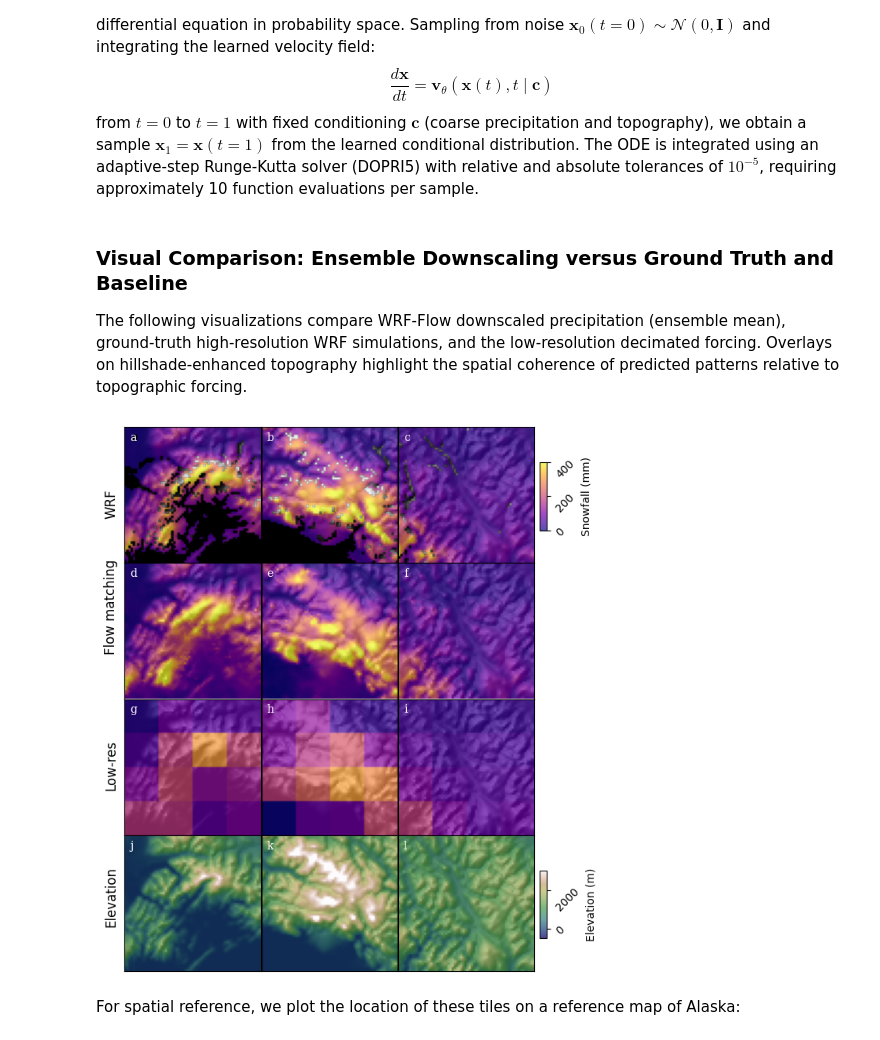
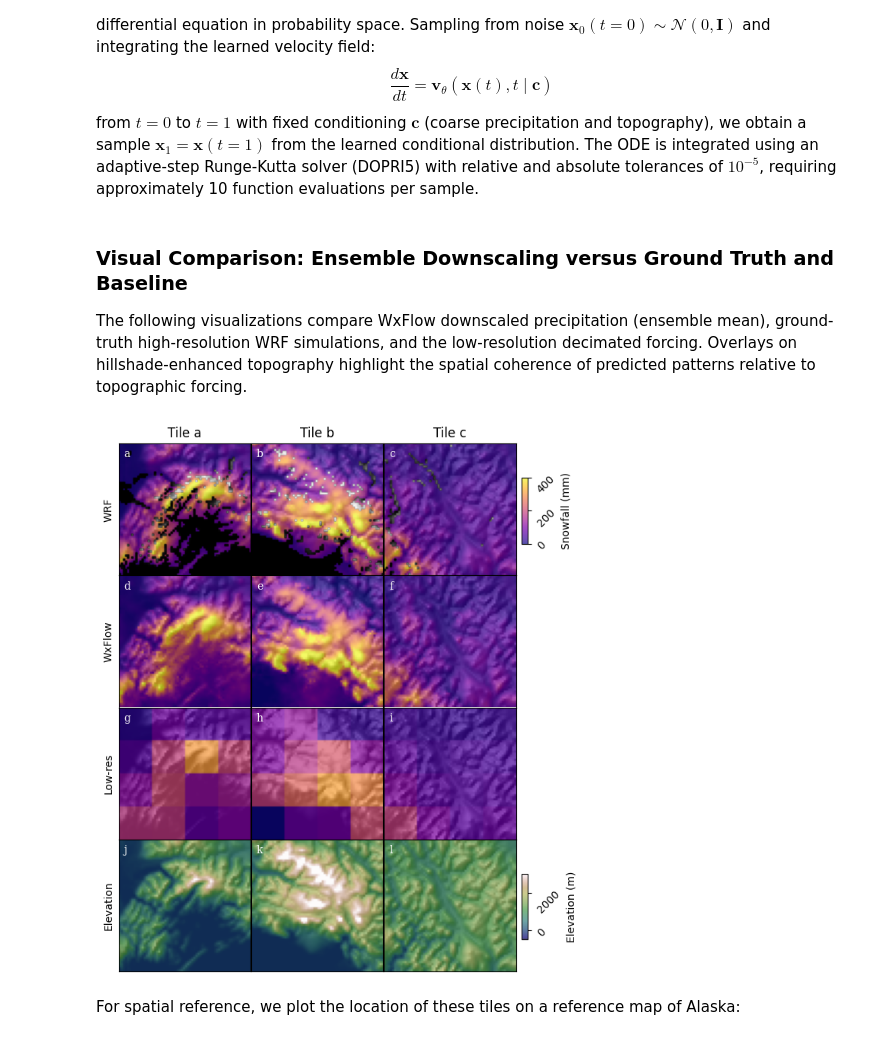
Before and after one commit to glide-ism/wrf-flow, a Jupyter notebook: wrf_flow_explainer.ipynb, the cells around one changed output. Drawn from its saved outputs; the diff is of its cells as text; code cells hidden in the pictures.

```diff
--- a/wrf_flow_explainer.ipynb
+++ b/wrf_flow_explainer.ipynb
@@ -374,7 +368,7 @@ xsamp = trajectories[-1]
 # %% [markdown]
 ### Visual Comparison: Ensemble Downscaling versus Ground Truth and Baseline
 
-The following visualizations compare WRF-Flow downscaled precipitation (ensemble mean), ground-truth high-resolution WRF simulations, and the low-resolution decimated forcing. Overlays on hillshade-enhanced topography highlight the spatial coherence of predicted patterns relative to topographic forcing.
+The following visualizations compare WxFlow downscaled precipitation (ensemble mean), ground-truth high-resolution WRF simulations, and the low-resolution decimated forcing. Overlays on hillshade-enhanced topography highlight the spatial coherence of predicted patterns relative to topographic forcing.
 # %%
 from matplotlib.colors import LightSource
 from mpl_toolkits.axes_grid1.inset_locator import inset_axes
@@ -392,39 +386,48 @@ for i in range(n_samples):
     _    = axs[1,i].imshow(xsamp[i].cpu().squeeze()*swe_factor,vmin=0,vmax=400,cmap=plt.cm.plasma,alpha=0.7)
     _    = axs[2,i].imshow(    c[i].cpu().squeeze()*swe_factor,vmin=0,vmax=400,cmap=plt.cm.plasma,alpha=0.7)
     chgt = axs[3,i].imshow(    h[i].cpu().squeeze()*hgt_factor,cmap=plt.cm.gist_earth,vmin=-500,vmax=3000,alpha=0.7)
 
 
     if i==n_samples-1:
         cax = inset_axes(axs[0,i], width="5%", height="50%", loc='lower left',bbox_to_anchor=(1.0, 0.2, 1, 1), bbox_transform=axs[0,i].transAxes)
         cbar = plt.colorbar(cswe,cax=cax,orientation='vertical')
         cbar.ax.tick_params(rotation=45)
         cbar.set_label('Snowfall (mm)')
 
         cax = inset_axes(axs[3,i], width="5%", height="50%", loc='lower left',bbox_to_anchor=(1.0, 0.2, 1, 1), bbox_transform=axs[3,i].transAxes)
         cbar = plt.colorbar(chgt,cax=cax,orientation='vertical')
         cbar.ax.tick_params(rotation=45)
         cbar.set_label('Elevation (m)')
 
 for i,ax in enumerate(axs.ravel()):
     ax.xaxis.set_visible(False)
-    ax.yaxis.set_visible(False)
+    ax.set_yticks([])
     ax.annotate(
         ascii_lowercase[i],
         xy=(0, 1), xycoords='axes fraction',
         xytext=(+0.5, -0.5), textcoords='offset fontsize',
         fontsize='medium', verticalalignment='top', fontfamily='serif',
         color='white')
 
-axs[0,0].set_title('WRF', rotation='vertical',x=-0.1,y=0.3)
-axs[1,0].set_title('Flow matching', rotation='vertical',x=-0.1,y=0.3)
-axs[2,0].set_title('Low-res', rotation='vertical',x=-0.1,y=0.3)
-axs[3,0].set_title('Elevation', rotation='vertical',x=-0.1,y=0.3)
+#axs[0,0].set_title('WRF', rotation='vertical',x=-0.1,y=0.3)
+#axs[1,0].set_title('Flow matching', rotation='vertical',x=-0.1,y=0.3)
+#axs[2,0].set_title('Low-res', rotation='vertical',x=-0.1,y=0.3)
+#axs[3,0].set_title('Elevation', rotation='vertical',x=-0.1,y=0.3)
+
+axs[0,0].set_ylabel('WRF')#, rotation='vertical',x=-0.1,y=0.3)
+axs[1,0].set_ylabel('WxFlow')#, rotation='vertical',x=-0.1,y=0.3)
+axs[2,0].set_ylabel('Low-res')#, rotation='vertical',x=-0.1,y=0.3)
+axs[3,0].set_ylabel('Elevation')#, rotation='vertical',x=-0.1,y=0.3)
+
+axs[0,0].set_title('Tile a')
+axs[0,1].set_title('Tile b')
+axs[0,2].set_title('Tile c')
 
 fig.set_size_inches(9*3/4.,9)
 fig.subplots_adjust(wspace=0,hspace=0)
 fig.savefig('concept/figures/wrf_flow_comparison.png',dpi=300,bbox_inches='tight')
 # %% [output]
-[figure, old version]
+[figure, new version]
 # %% [markdown]
 For spatial reference, we plot the location of these tiles on a reference map of Alaska:
 # %%
```
Also changed, not shown: parts of 13 cells of this notebook, 8 other files.
